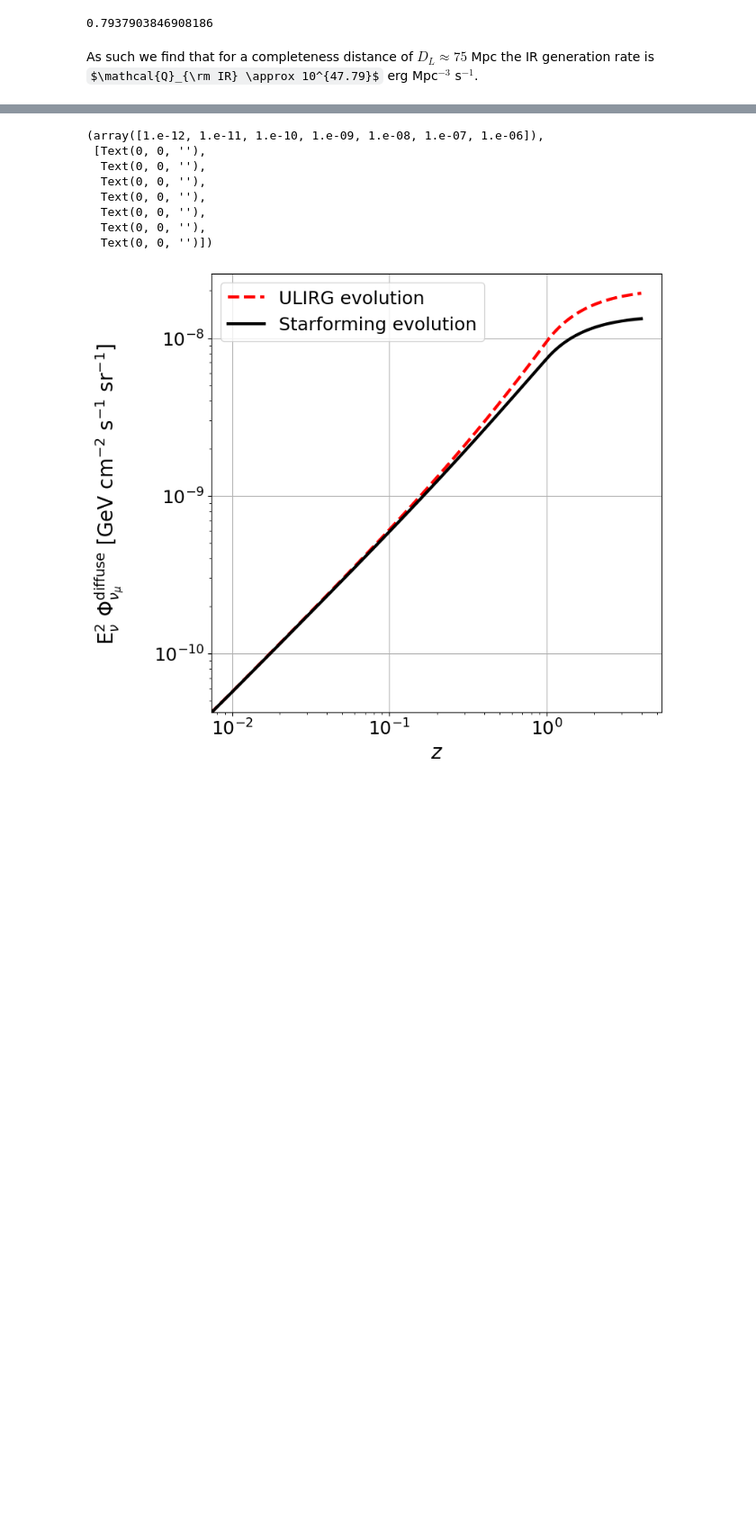
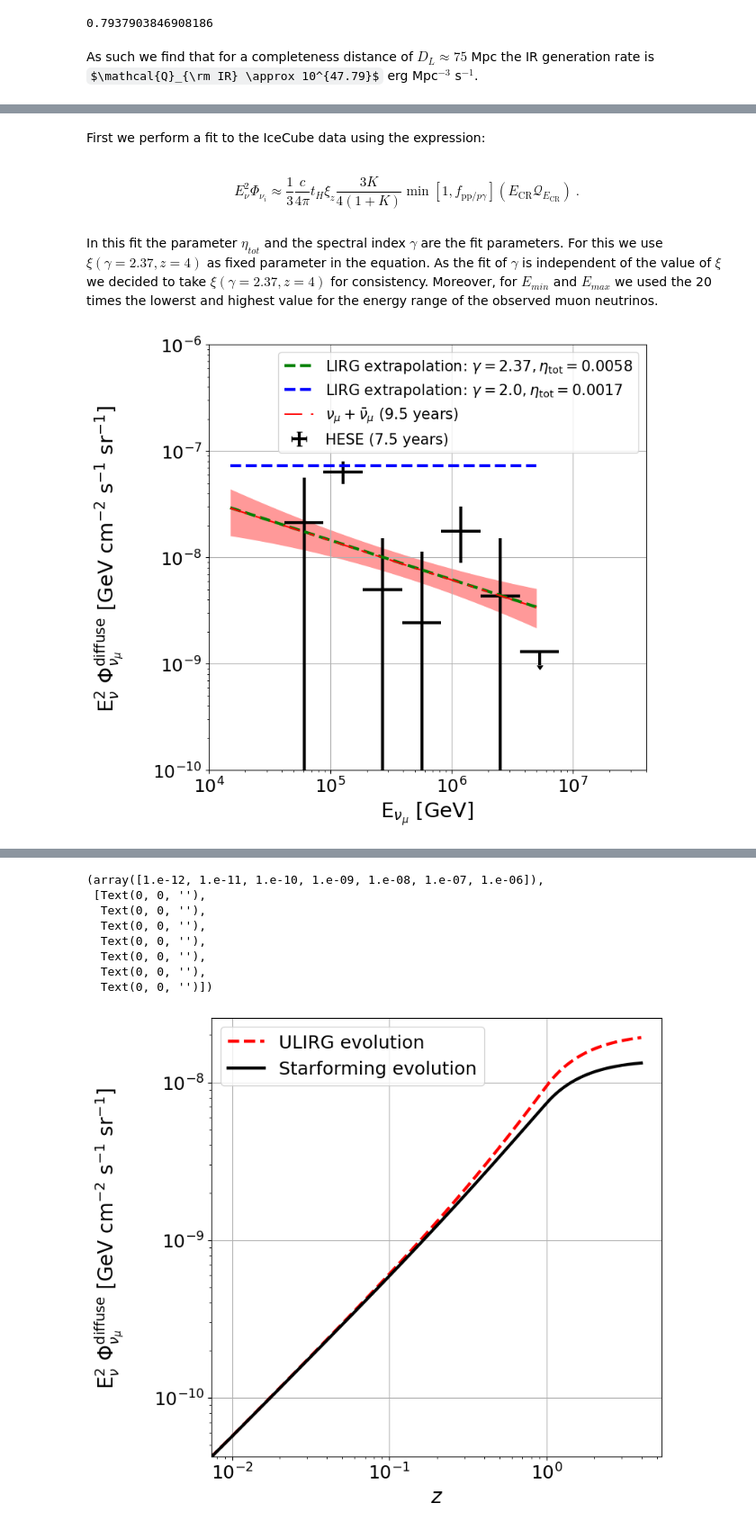
Before and after one commit to YarnoMerckx/diffuse-neutrino-flux-u-lirgs, a Jupyter notebook: Extrapolation.ipynb, the cells around one changed output, grey strips where cells are left out. Shown at 90% size. Saved outputs shown, nothing was run; the diff lists cells and outputs as text; code cells hidden in the pictures; some formulas as TeX source; blank space fills up the shorter version.

```diff
--- a/Extrapolation.ipynb
+++ b/Extrapolation.ipynb
@@ -325,0 +280,8 @@ plt.savefig("/Users/yarno/Documents/PhD/Pictures/Extrapolation_plots/PredictionV
+# %% [markdown]
+First we perform a fit to the IceCube data using the expression:
+# %% [markdown]
+\begin{equation}
+    E^{2}_{\nu_{}}\Phi_{\nu_i} \approx \frac{1}{3}\frac{c}{4\pi} t_{H} \xi_{z}\frac{3K}{4(1+K)} \min[1,f_{\mathrm{pp}/p\gamma}] \left(E_{\mathrm{CR}}\mathcal{Q}_{E_\mathrm{CR}}\right)~.
+\end{equation}
+# %% [markdown]
+In this fit the parameter $\eta_{tot}$ and the spectral index $\gamma$ are the fit parameters. For this we use $\xi(\gamma = 2.37,z=4)$ as fixed parameter in the equation. As the fit of $\gamma$ is independent of the value of $\xi$ we decided to take $\xi(\gamma = 2.37,z=4)$ for consistency. Moreover, for $E_{min}$ and $E_{max}$ we used the 20 times the lowerst and highest value for the energy range of the observed muon neutrinos.
@@ -325,0 +333,60 @@ plt.savefig("/Users/yarno/Documents/PhD/Pictures/Extrapolation_plots/PredictionV
+# %%
+# Plot the HESE data up to index i
+i = len(energy)
+fig=plt.figure(figsize=(8,8), dpi= 100, facecolor='w', edgecolor='k')
+Energy_plot = np.logspace(np.log10(1.5e4),np.log10(5e6),12)
+diffuse_LIRG_flux = [nuflux(i,300000, 1e8, 2.37,75,2.66,1,1.14496857e-04,'LIRGs','pp','individual','no') for i in Energy_plot]
+
+plt.plot(Energy_plot, diffuse_LIRG_flux, 'g--', linewidth = 3,label = 'LIRG extrapolation: $\\gamma = 2.37, \\eta_{\mathrm{tot}}= 0.0058$')
+diffuse_LIRG_flux = [nuflux(i,300000, 1e8, 2,75,3.4,1,eta_tot,'LIRGs','pp','individual','yes') for i in Energy_plot]
+plt.plot(Energy_plot, diffuse_LIRG_flux, 'b--', linewidth = 3,label = 'LIRG extrapolation: $\\gamma = 2.0, \\eta_{\mathrm{tot}}= 0.0017$')
+
+#plt.plot(Energy_plot, diffuse_LIRG_flux_G, linewidth = 3,label = 'LIRG extrapolation $\\gamma = 2.2, \\eta_{\mathrm{tot}}= 0.003$')
+
+HESE = plt.errorbar(energy[:i],
+                   flux[:i],
+                   xerr=[energy_lower_err[:i],energy_upper_err[:i]],
+                   yerr=[flux_lower_err[:i],flux_upper_err[:i]],
+                   uplims=upper_limits[:i],
+                   marker="o",
+                   markersize=0,
+                   color="k",
+                   linestyle="none",
+                   linewidth=3,
+                   capsize=0, label = 'HESE (7.5 years)')
+
+
+en = np.arange(1e4,5e6,100)
+
+# Plot the diffuse nu_mu best fit
+plt.xscale('log')
+plt.yscale('log')
+numu_best = plt.plot(energy_range_numu,
+                    flux_numu*energy_range_numu**2,
+                    color="r",
+                    linestyle=(0,(12,6,4,6,4,6)), label= '$\\nu_\\mu + \\bar{\\nu}_{\\mu}$ (9.5 years)') # dashdotdotted
+
+# Plot the error band of the diffuse nu_mu best fit
+
+
+
+numu_err = plt.fill_between(energy_numu,
+                           flux_lower,
+                           flux_upper,
+                           color="r",
+                           lw=0,
+                           alpha=0.4)
+
+
+plt.ylim(1e-10,1e-6)
+plt.xlim(1e4,4e7)
+plt.xlabel ("E$_{\\nu_\\mu}$ [GeV]", fontsize = 21)
+plt.ylabel('E$_{\\nu}^2$ $\\Phi ^{\\mathrm{diffuse}}_{\\nu_\\mu}$ [GeV cm$^{-2}$ s$^{-1}$ sr$^{-1}$] \n', fontsize = 21)
+plt.xticks(fontsize = 18)
+plt.yticks(fontsize = 18)
+plt.xscale('log')
+plt.yscale('log')
+plt.legend(fontsize = 15)
+plt.grid()
+# %% [output]
+[figure, added]
```
Also changed, not shown: parts of 22 cells of this notebook.
